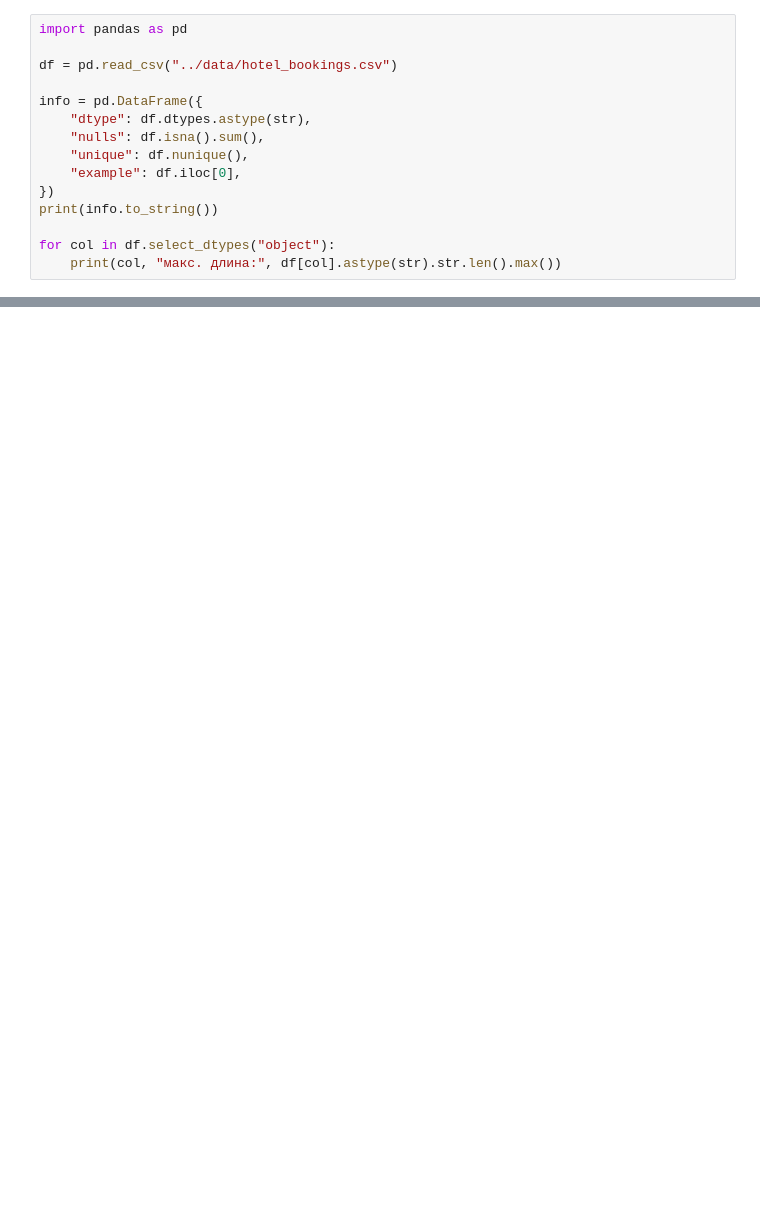
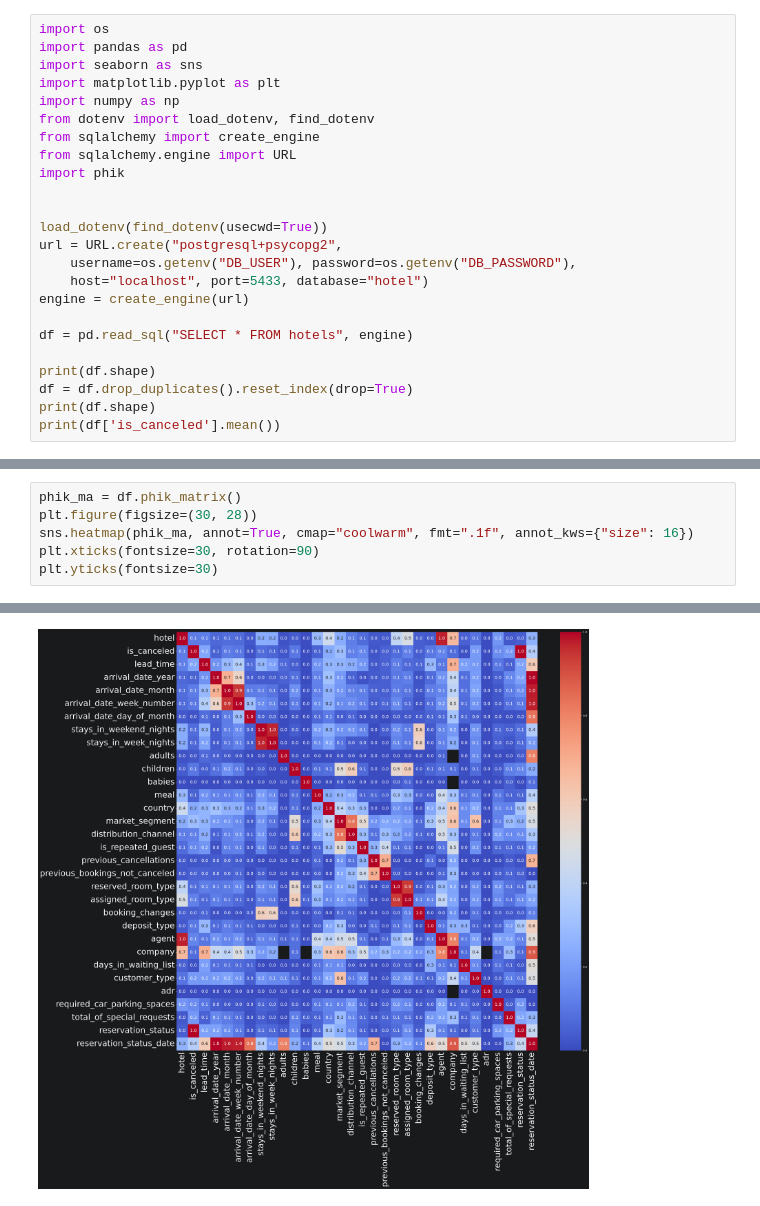
Before and after one commit to ortm01/hotel_book_ds, a Jupyter notebook: notebooks/01_eda.ipynb, the cells around one changed output, grey strips where cells are left out. Cells and saved outputs as stored; diff of their text form; blank space fills up the shorter version.

```diff
--- a/notebooks/01_eda.ipynb
+++ b/notebooks/01_eda.ipynb
@@ -1,16 +1,25 @@
 # %%
+import os
 import pandas as pd
+import seaborn as sns
+import matplotlib.pyplot as plt
+import numpy as np
+from dotenv import load_dotenv, find_dotenv
+from sqlalchemy import create_engine
+from sqlalchemy.engine import URL
+import phik
 
-df = pd.read_csv("../data/hotel_bookings.csv")
 
-info = pd.DataFrame({
-    "dtype": df.dtypes.astype(str),
-    "nulls": df.isna().sum(),
-    "unique": df.nunique(),
-    "example": df.iloc[0],
-})
-print(info.to_string())
+load_dotenv(find_dotenv(usecwd=True))
+url = URL.create("postgresql+psycopg2",
+    username=os.getenv("DB_USER"), password=os.getenv("DB_PASSWORD"),
+    host="localhost", port=5433, database="hotel")
+engine = create_engine(url)
 
-for col in df.select_dtypes("object"):
-    print(col, "макс. длина:", df[col].astype(str).str.len().max())
+df = pd.read_sql("SELECT * FROM hotels", engine)
+
+print(df.shape)
+df = df.drop_duplicates().reset_index(drop=True)
+print(df.shape)
+print(df['is_canceled'].mean())
 # %% [output]
@@ -35,0 +51,7 @@ See https://pandas.pydata.org/docs/dev/user_guide/migration.html#string-migratio
+# %%
+phik_ma = df.phik_matrix()
+plt.figure(figsize=(30, 28))
+sns.heatmap(phik_ma, annot=True, cmap="coolwarm", fmt=".1f", annot_kws={"size": 16})
+plt.xticks(fontsize=30, rotation=90)
+plt.yticks(fontsize=30)
+# %% [output]
@@ -35,0 +76 @@ See https://pandas.pydata.org/docs/dev/user_guide/migration.html#string-migratio
+[figure, added]
```
Also changed, not shown: parts of 4 cells of this notebook.
